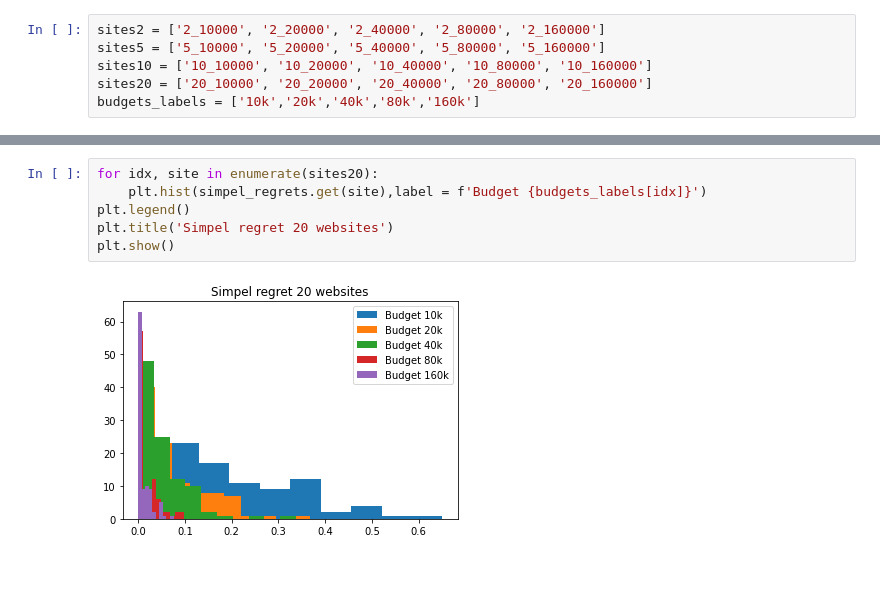
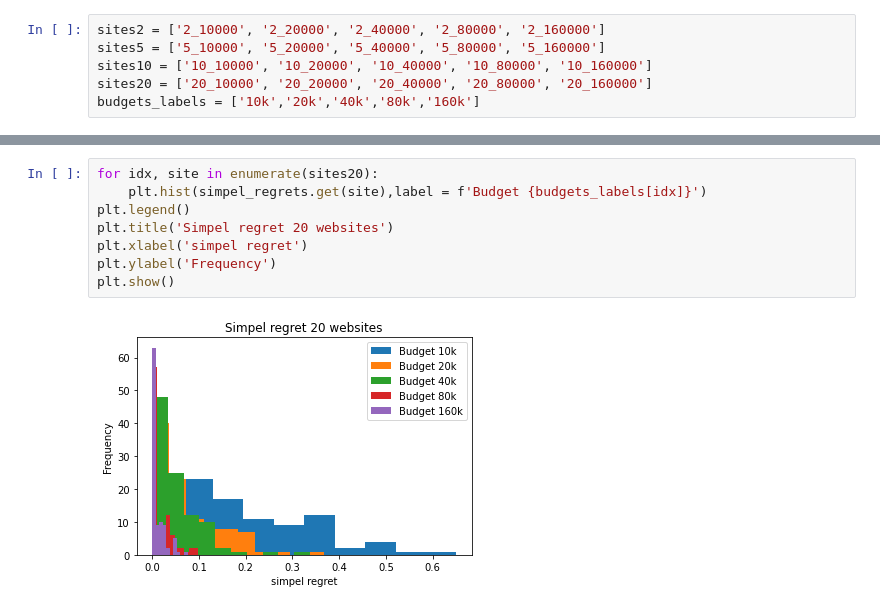
Before and after one commit to FlorisSchmidt/PBO, a Jupyter notebook: plots.ipynb, the cells around one changed output, grey strips where cells are left out. Drawn from its saved outputs; the diff is of its cells as text; blank space fills up the shorter version.

```diff
--- a/plots.ipynb
+++ b/plots.ipynb
@@ -55,8 +61,10 @@ plt.show()
 # %%
 for idx, site in enumerate(sites20):
     plt.hist(simpel_regrets.get(site),label = f'Budget {budgets_labels[idx]}')
 plt.legend()
 plt.title('Simpel regret 20 websites')
+plt.xlabel('simpel regret')
+plt.ylabel('Frequency')
 plt.show()
 # %% [output]
-[figure, old version]
+[figure, new version]
```
Also changed, not shown: parts of 3 cells of this notebook.
